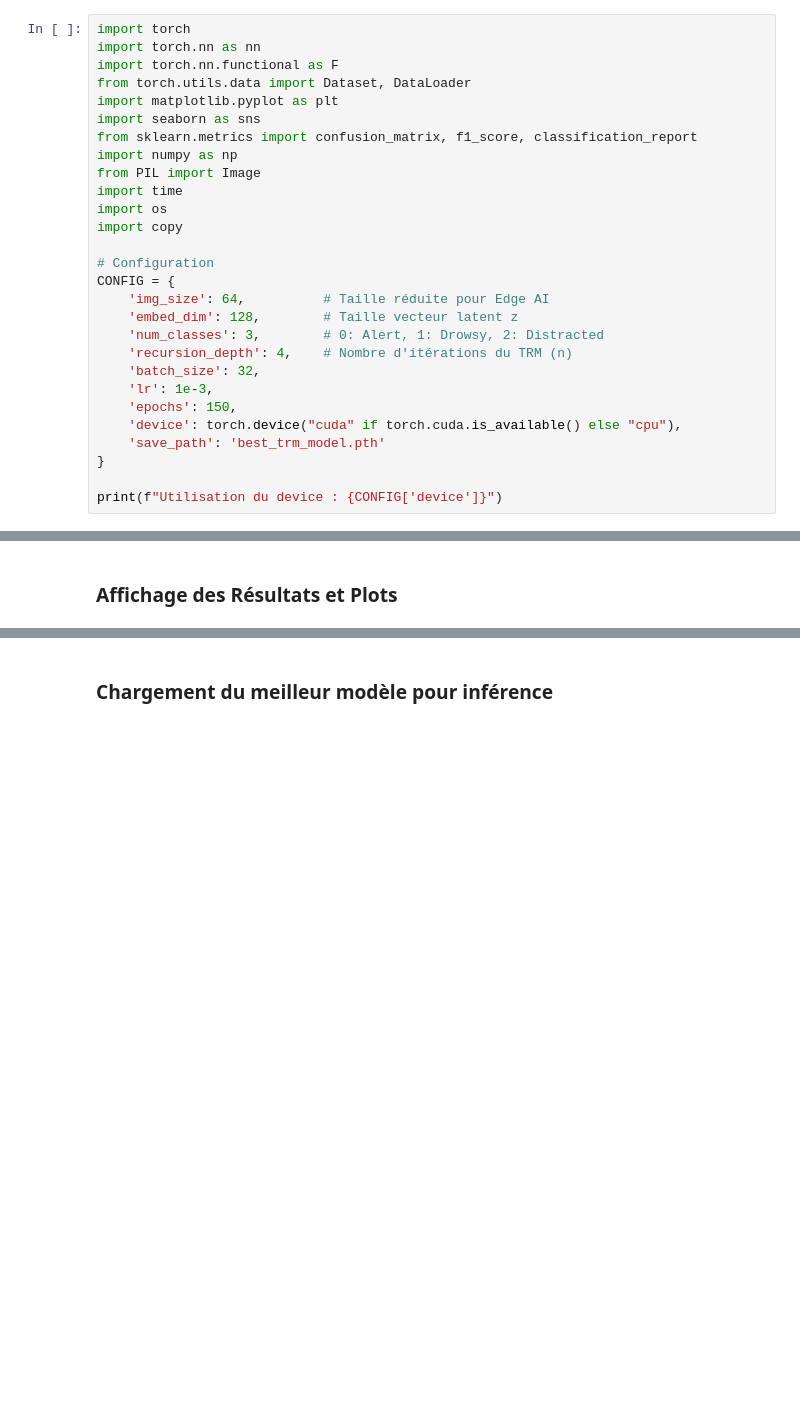
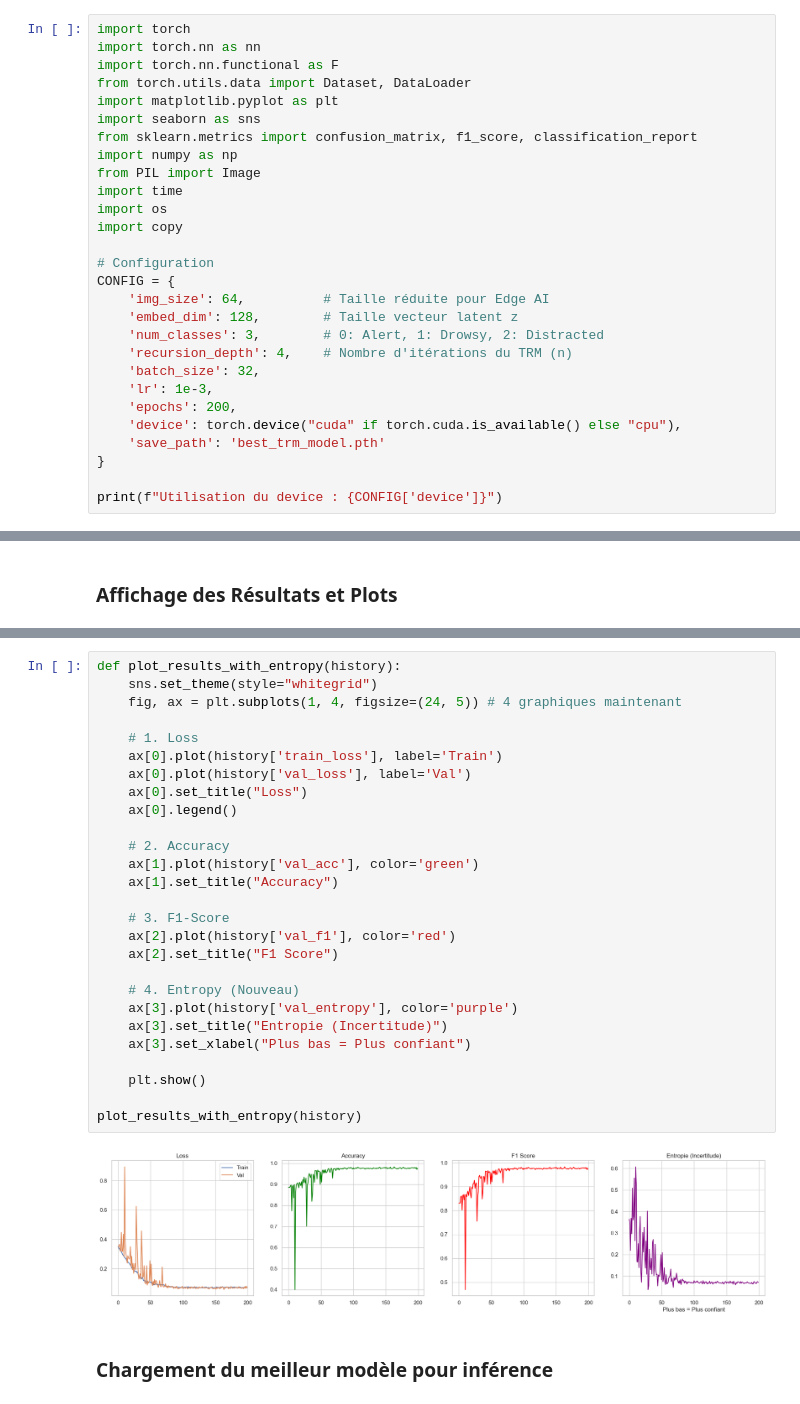
Before and after one commit to Anas7823/Driver-Drowsiness-Edge-AI, a Jupyter notebook: notebook.ipynb, the cells around one changed output, grey strips where cells are left out. Cells and saved outputs as stored; diff of their text form; blank space fills up the shorter version.

```diff
--- a/notebook.ipynb
+++ b/notebook.ipynb
@@ -22,7 +22,7 @@ CONFIG = {
     'recursion_depth': 4,    # Nombre d'itérations du TRM (n)
     'batch_size': 32,
     'lr': 1e-3,
-    'epochs': 150,
+    'epochs': 200,
     'device': torch.device("cuda" if torch.cuda.is_available() else "cpu"),
     'save_path': 'best_trm_model.pth'
 }
@@ -492,3 +515,32 @@ weighted avg       0.98      0.98      0.98      3493
+# %%
+def plot_results_with_entropy(history):
+    sns.set_theme(style="whitegrid")
+    fig, ax = plt.subplots(1, 4, figsize=(24, 5)) # 4 graphiques maintenant
+
+    # 1. Loss
+    ax[0].plot(history['train_loss'], label='Train')
+    ax[0].plot(history['val_loss'], label='Val')
+    ax[0].set_title("Loss")
+    ax[0].legend()
+
+    # 2. Accuracy
+    ax[1].plot(history['val_acc'], color='green')
+    ax[1].set_title("Accuracy")
+
+    # 3. F1-Score
+    ax[2].plot(history['val_f1'], color='red')
+    ax[2].set_title("F1 Score")
+
+    # 4. Entropy (Nouveau)
+    ax[3].plot(history['val_entropy'], color='purple')
+    ax[3].set_title("Entropie (Incertitude)")
+    ax[3].set_xlabel("Plus bas = Plus confiant")
+
+    plt.show()
+
+plot_results_with_entropy(history)
+# %% [output]
+[figure, added]
 # %% [markdown]
 ### Chargement du meilleur modèle pour inférence
 # %%
```
Also changed, not shown: parts of 3 cells of this notebook, 4 other files.
